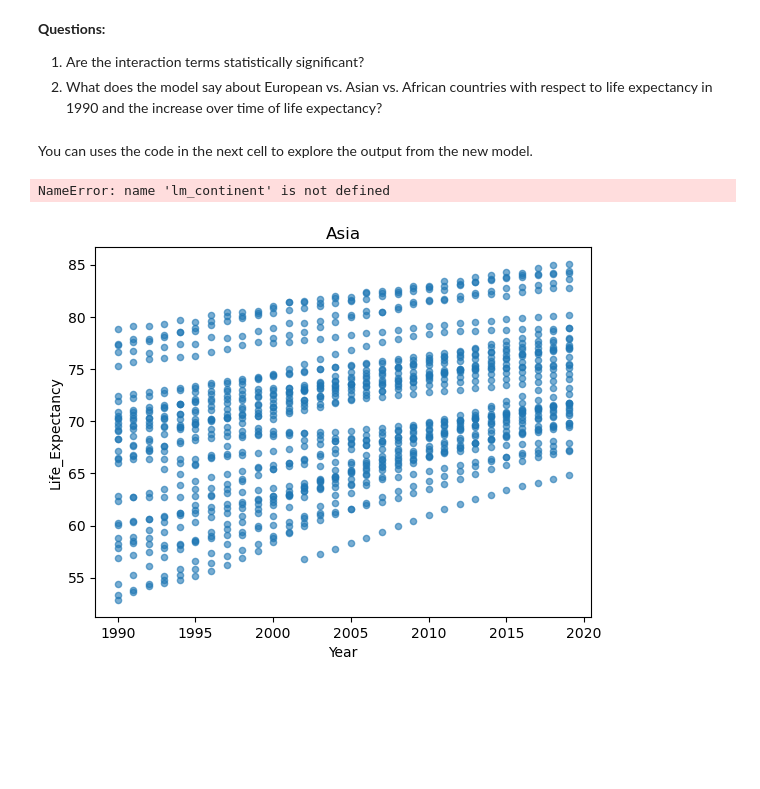
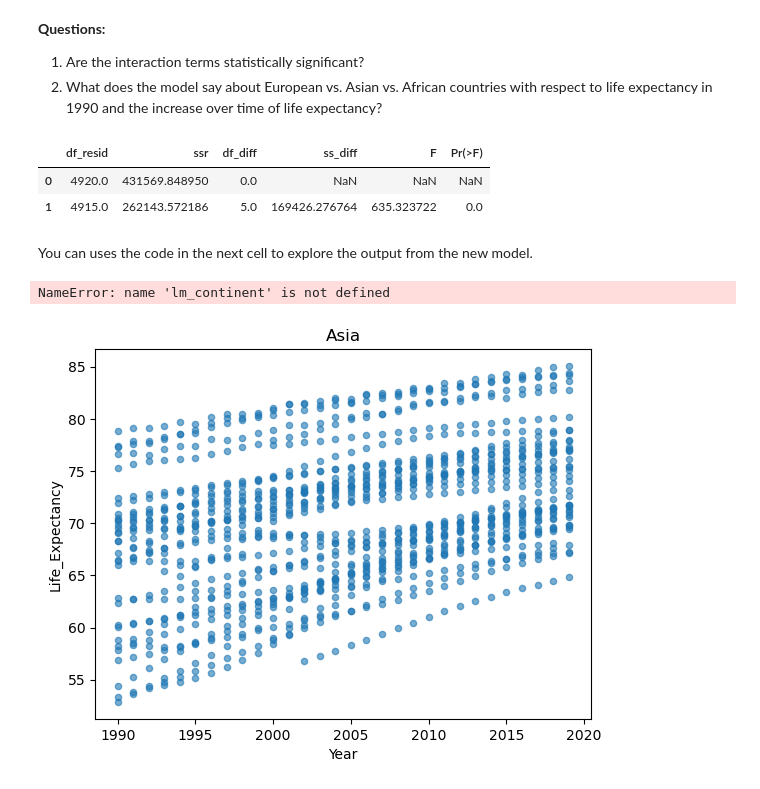
Before and after one commit to nss-data-science-cohort-7/linear-regression-practice-MultidisciplinaryDeepDives, a Jupyter notebook: notebooks/StatisticalModeling_Pt1_LinearRegression.ipynb, the cells around one changed output. Drawn from its saved outputs; the diff is of its cells as text; code cells hidden in the pictures; blank space fills up the shorter version.

```diff
--- a/notebooks/StatisticalModeling_Pt1_LinearRegression.ipynb
+++ b/notebooks/StatisticalModeling_Pt1_LinearRegression.ipynb
@@ -283,7 +409,11 @@ lm_continent_int.summary()
 1. Are the interaction terms statistically significant?
 2. What does the model say about European vs. Asian vs. African countries with respect to life expectancy in 1990 and the increase over time of life expectancy?
 # %%
-# Fill in the code to check if the interaction terms are significant
+sm.stats.anova_lm(lm, lm_continent_int)
+# %% [output]
+|  | df_resid | ssr | df_diff | ss_diff | F | Pr(>F) |
+| 0 | 4920.0 | 431569.848950 | 0.0 | NaN | NaN | NaN |
+| 1 | 4915.0 | 262143.572186 | 5.0 | 169426.276764 | 635.323722 | 0.0 |
 # %% [markdown]
 You can uses the code in the next cell to explore the output from the new model.
 # %%
```
Also changed, not shown: parts of 19 cells of this notebook.
